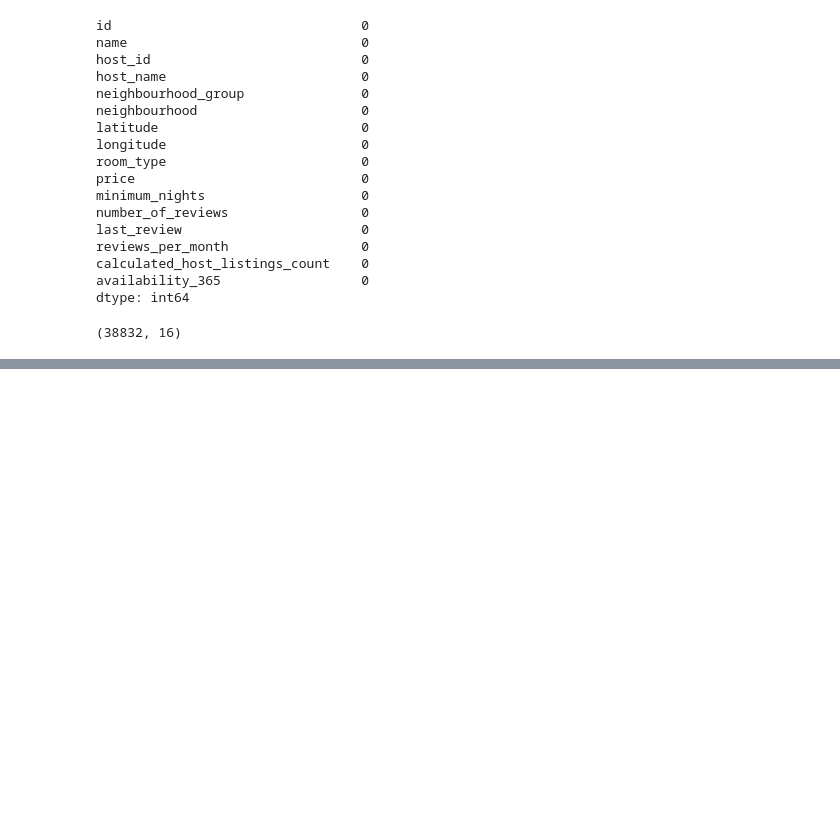
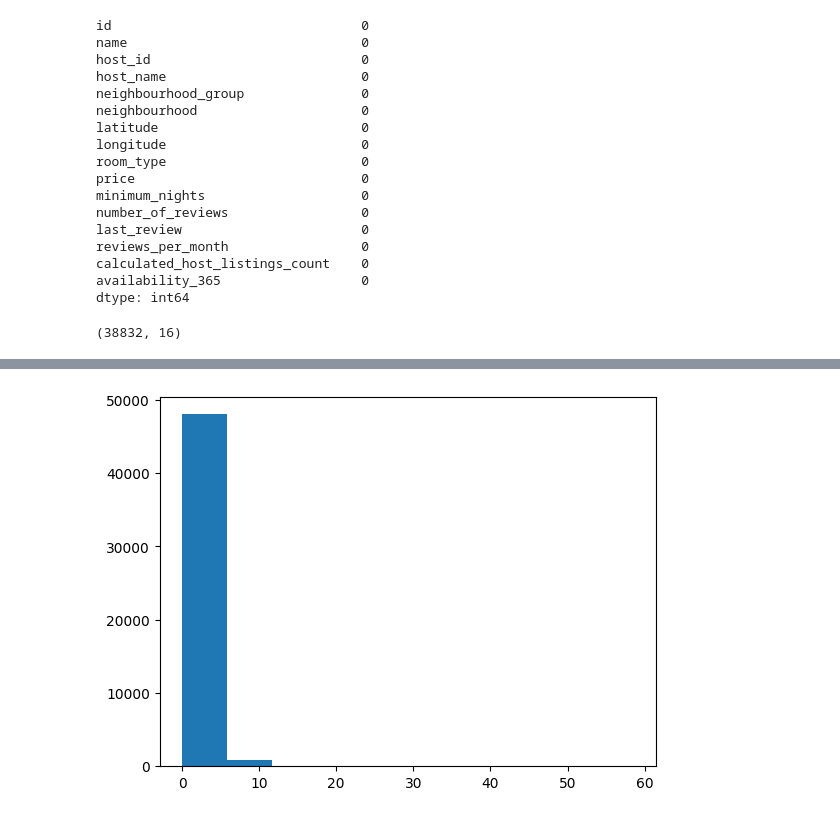
Before and after one commit to aayushjohari/Pandas, a Jupyter notebook: Data_analysis/advancedmissingvalues/missingvalues.ipynb, the cells around one changed output, grey strips where cells are left out. Saved outputs shown, nothing was run; the diff lists cells and outputs as text; code cells hidden in the pictures; blank space fills up the shorter version.

Commit message:
handling missing values

```diff
--- a/Data_analysis/advancedmissingvalues/missingvalues.ipynb
+++ b/Data_analysis/advancedmissingvalues/missingvalues.ipynb
@@ -163,0 +166,2 @@ data2.shape
+# %%
+data3 = data.copy()
@@ -163,0 +239,4 @@ data2.shape
+# %%
+median_value = data3['reviews_per_month'].median()
+# %%
+data3['reviews_per_month'] = round(data3['reviews_per_month'].fillna(median_value),2)
@@ -163,0 +285,2 @@ data2.shape
+# %%
+data3['last_review']=data3['last_review'].fillna(data3['last_review'].mode()[0])
@@ -163,0 +385,5 @@ data2.shape
+# %%
+plt.hist(data3['reviews_per_month'])
+plt.show()
+# %% [output]
+[figure, added]
```
Also changed, not shown: parts of 25 cells of this notebook.
